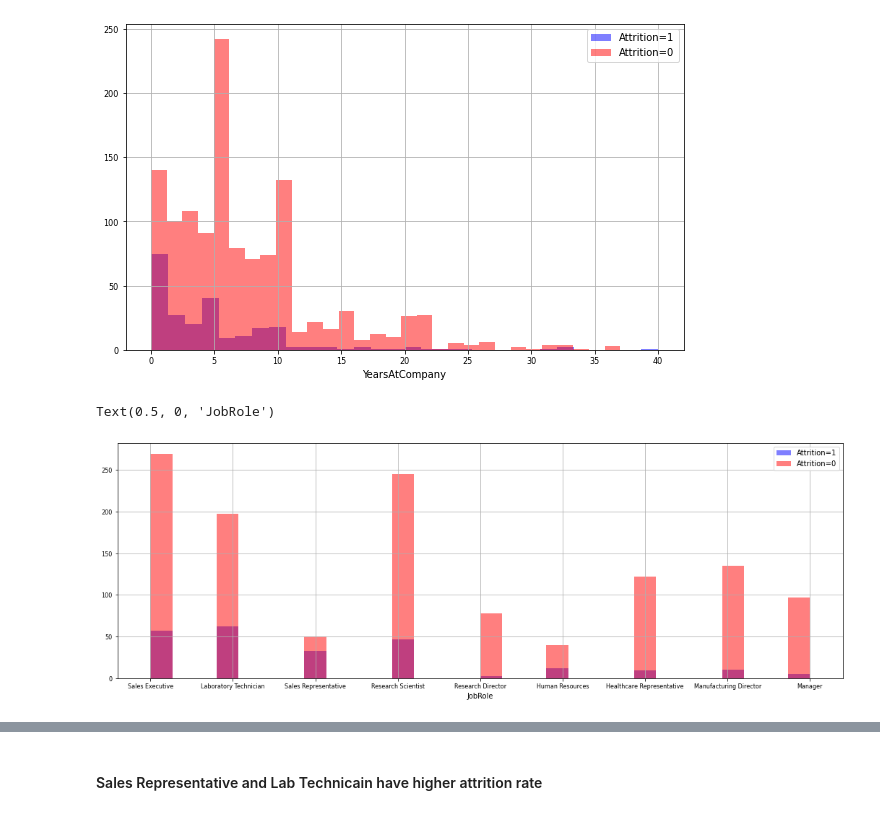
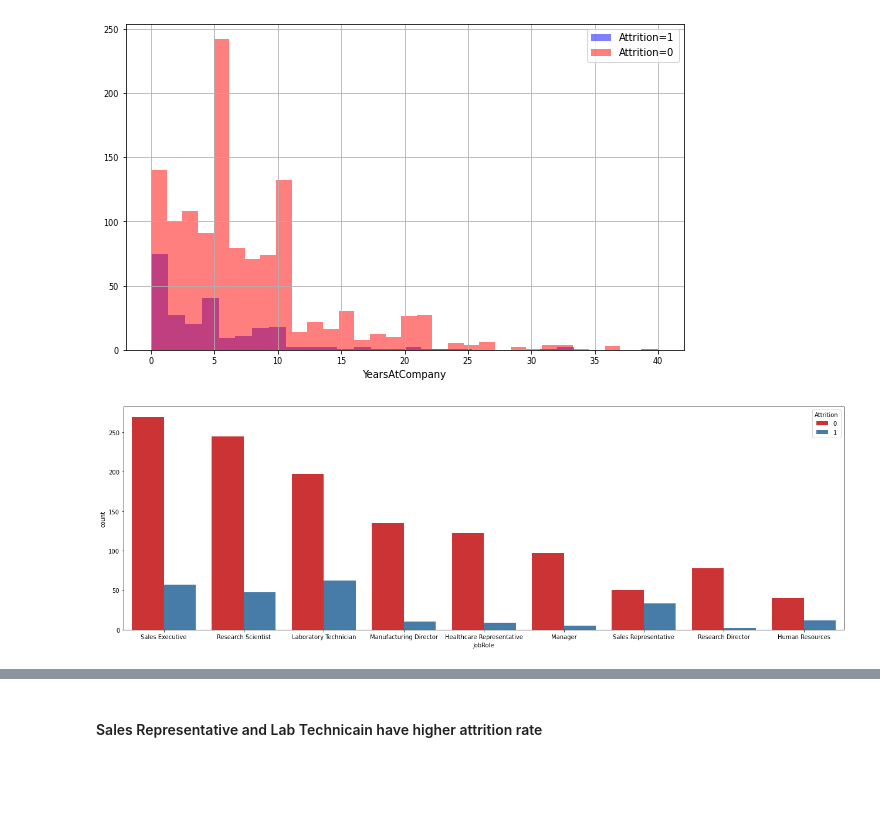
Before and after one commit to tdesai1969/540_group_project, a Jupyter notebook: Tejas/project_eda_td.ipynb, the cells around one changed output, grey strips where cells are left out. Drawn from its saved outputs; the diff is of its cells as text; code cells hidden in the pictures; blank space fills up the shorter version.

Commit message:
Updated chart

```diff
--- a/Tejas/project_eda_td.ipynb
+++ b/Tejas/project_eda_td.ipynb
@@ -282,11 +257,5 @@ Text(0.5, 0, 'YearsAtCompany')
-# %%
-fig = plt.figure(figsize=(18, 6))
-(df_td[df_td['Attrition'] == 1]['JobRole']).hist(bins=30, color='blue', linewidth=1.0,alpha=0.5, label = 'Attrition=1',
-              xlabelsize=8, ylabelsize=8, grid=True)
-(df_td[df_td['Attrition'] == 0]['JobRole']).hist(bins=30, color='red', linewidth=1.0,alpha=0.5,label = 'Attrition=0',
-              xlabelsize=8, ylabelsize=8, grid=True)
-plt.legend()
-plt.xlabel("JobRole")
-# %% [output]
-Text(0.5, 0, 'JobRole')
-[figure, removed]
+# %%
+plt.figure(figsize=[22,7])
+ax = sns.countplot(x="JobRole", hue="Attrition", data=df_td, palette="Set1")
+# %% [output]
+[figure, added]
```
Also changed, not shown: parts of 9 cells of this notebook.
